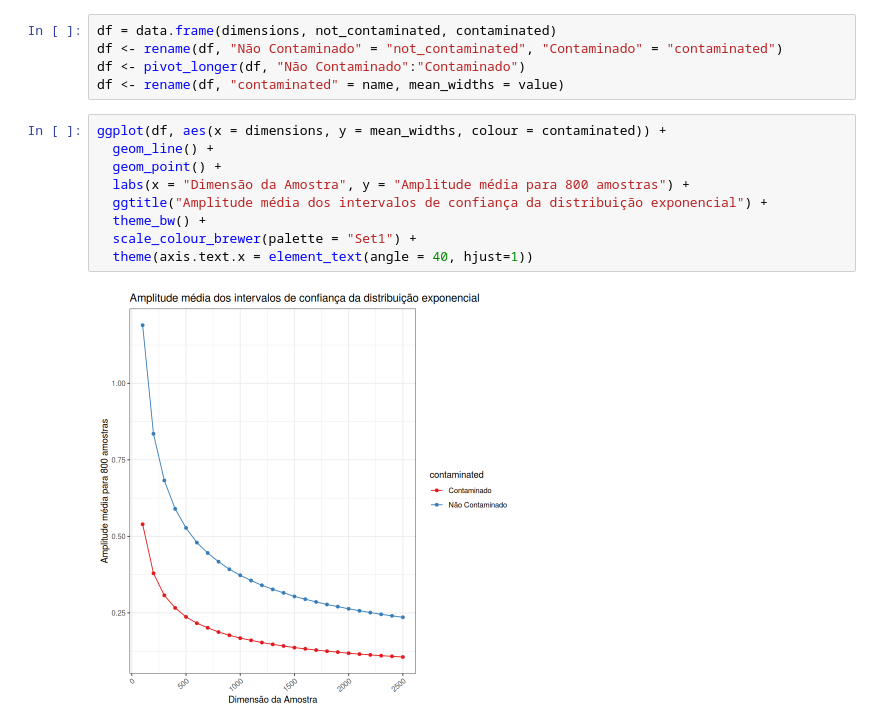
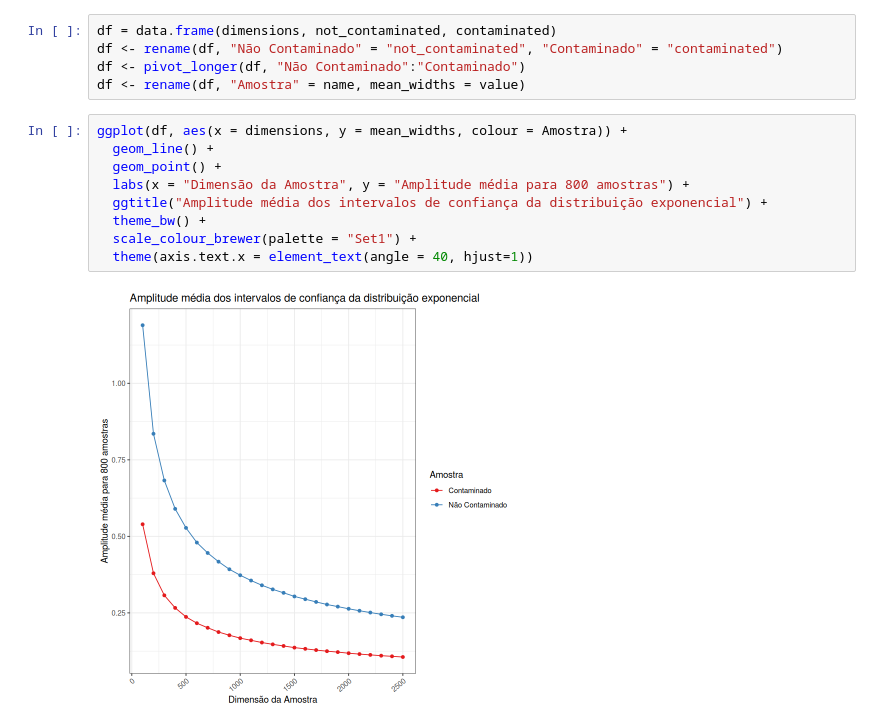
Before and after one commit to randomicecube/statistics-project-r, a Jupyter notebook: notebooks/exercise-10.ipynb, the cells around one changed output. Drawn from its saved outputs; the diff is of its cells as text.

```diff
--- a/notebooks/exercise-10.ipynb
+++ b/notebooks/exercise-10.ipynb
@@ -41,15 +53,15 @@ for (n in dimensions) {
 df = data.frame(dimensions, not_contaminated, contaminated)
 df <- rename(df, "Não Contaminado" = "not_contaminated", "Contaminado" = "contaminated")
 df <- pivot_longer(df, "Não Contaminado":"Contaminado")
-df <- rename(df, "contaminated" = name, mean_widths = value)
+df <- rename(df, "Amostra" = name, mean_widths = value)
 # %%
-ggplot(df, aes(x = dimensions, y = mean_widths, colour = contaminated)) +
+ggplot(df, aes(x = dimensions, y = mean_widths, colour = Amostra)) +
   geom_line() +
   geom_point() +
   labs(x = "Dimensão da Amostra", y = "Amplitude média para 800 amostras") +
   ggtitle("Amplitude média dos intervalos de confiança da distribuição exponencial") +
   theme_bw() +
   scale_colour_brewer(palette = "Set1") +
   theme(axis.text.x = element_text(angle = 40, hjust=1))
 # %% [output]
-[figure, old version]
+[figure, new version]
```
Also changed, not shown: parts of 1 cell of this notebook, 3 other files.
